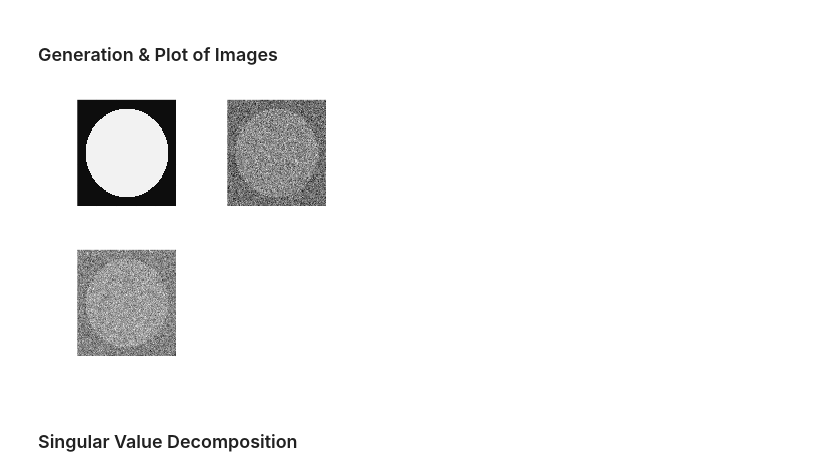
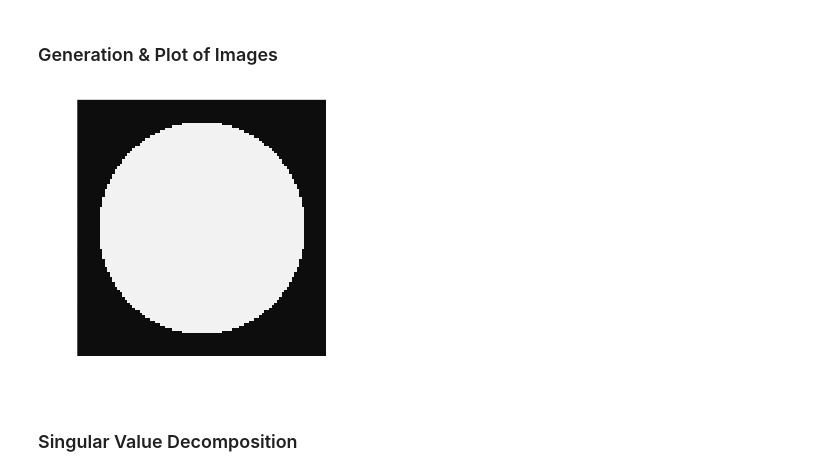
Before and after one commit to Nathan-Sanglier/MiniProjects, a Jupyter notebook: Image Processing/Image Denoising SVD.ipynb, the cells around one changed output. Saved outputs shown, nothing was run; the diff lists cells and outputs as text; code cells hidden in the pictures.

```diff
--- a/Image Processing/Image Denoising SVD.ipynb
+++ b/Image Processing/Image Denoising SVD.ipynb
@@ -58,12 +58,8 @@ end
 # %%
 init_img = f.(x', y)
 noisy_img_1 = array_noisy_img[:, :, 1]
 noisy_img_2 = array_noisy_img[:, :, 2]
 
-plot_init_img = plot_img(init_img)
-plot_noisy_img_1 = plot_img(noisy_img_1)
-plot_noisy_img_2 = plot_img(noisy_img_2)
-
-plot(plot_init_img, plot_noisy_img_1, plot_noisy_img_2)
+plot_img(init_img)
 # %% [output]
-[figure, old version]
+[figure, new version]
```
Also changed, not shown: parts of 2 cells of this notebook.
